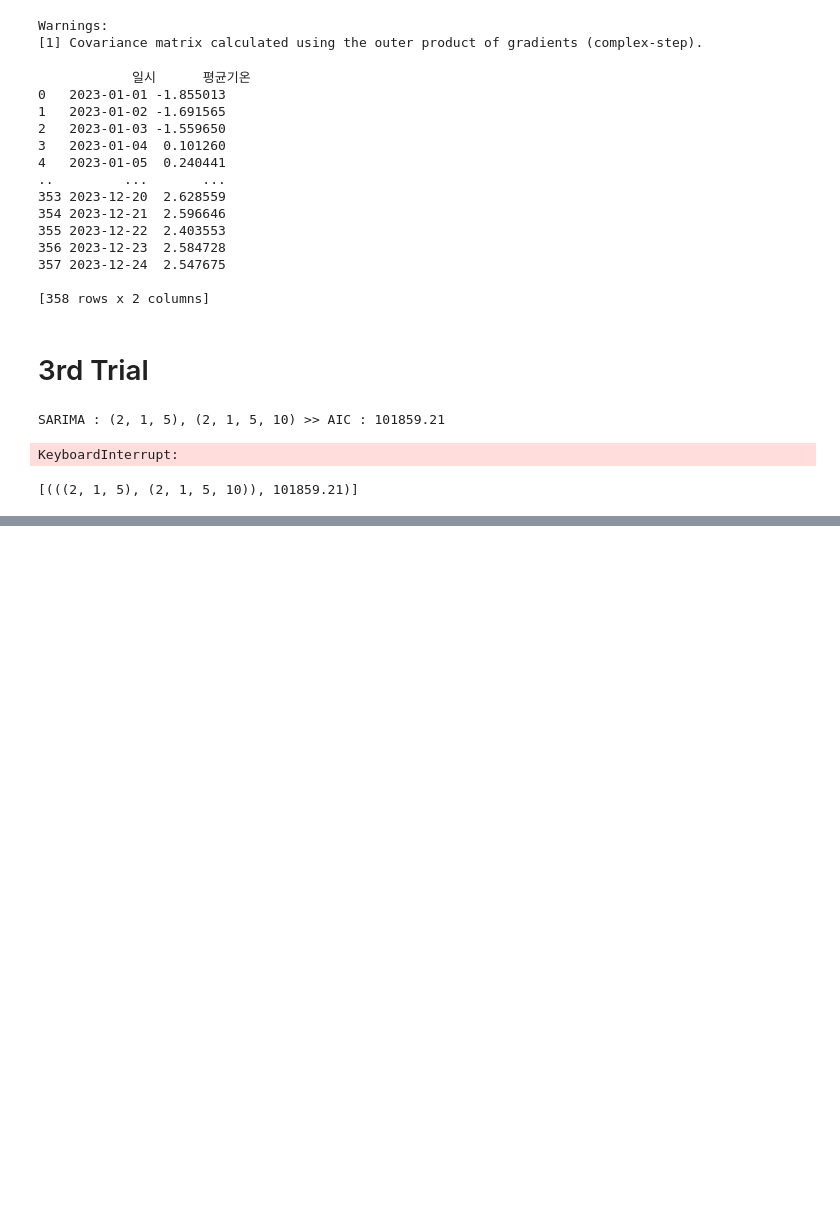
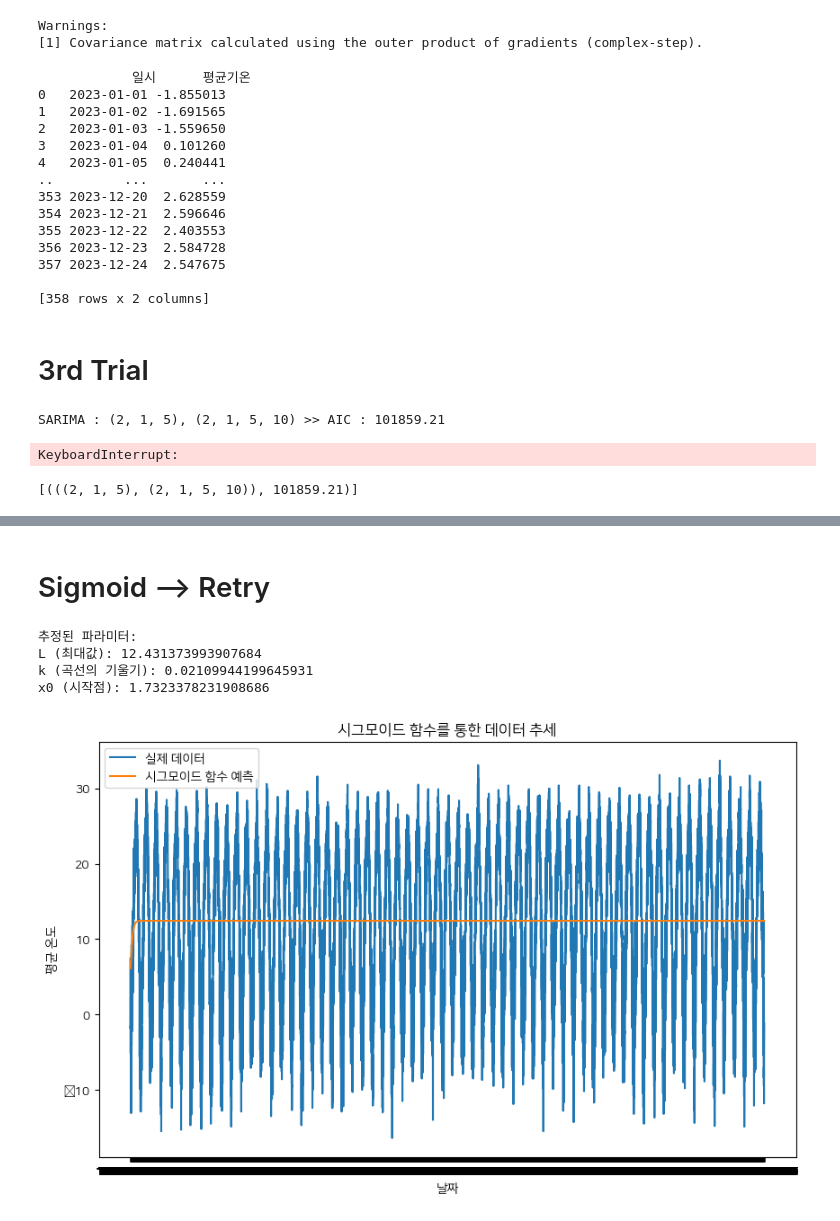
Before and after one commit to syl0702/dacon_seoul_climate, a Jupyter notebook: analysis.ipynb, the cells around one changed output, grey strips where cells are left out. Drawn from its saved outputs; the diff is of its cells as text; code cells hidden in the pictures; blank space fills up the shorter version.

```diff
--- a/analysis.ipynb
+++ b/analysis.ipynb
@@ -573,0 +914,3 @@ forecast_df.to_csv('sub_3.csv', index=False)
+# %%
+df1['평균기온'] += gradient
+df1
@@ -573,0 +932,16 @@ forecast_df.to_csv('sub_3.csv', index=False)
+# %%
+# 데이터프레임에서 인덱스를 포함한 '일시' 열을 날짜 형식으로 변환 (이미 날짜 형식이 아닌 경우)
+df1.index = pd.to_datetime(df1.index)
+
+# 시작 날짜와 끝 날짜 지정
+start_date = '1960-01-03'
+end_date = '2022-12-31'  # 2022년 12월 31일까지
+
+# 시작 날짜와 끝 날짜를 포함하는 날짜 범위 생성
+date_range = pd.date_range(start=start_date, end=end_date, freq='7D')  # 7일씩 증가하는 날짜 범위
+
+# 인덱스(일시)가 주어진 범위에 속하는 행들을 추출
+filtered_data = df1[df1.index.isin(date_range)]
+
+# 추출된 데이터 확인
+filtered_data
@@ -573,0 +1079,43 @@ forecast_df.to_csv('sub_3.csv', index=False)
+# %% [markdown]
+# Sigmoid --> Retry
+# %%
+# 평균온도를 시그모이드 함수에 fit 해보기
+def sigmoid(x, L, k, x0):
+    y = L / (1 +np.exp(-k*(x-x0)))
+    return y
+
+dates = df1.index
+temperature = df1['평균기온']
+
+s_df = pd.DataFrame({'Date': dates, 'Temperature': temperature})
+
+# x와 y 값 정의
+x = np.arange(len(s_df))
+y = s_df['Temperature'].values
+
+popt, pcov = curve_fit(sigmoid, x, y, method='dogbox')
+
+# 추정된 파라미터 출력
+print("추정된 파라미터:")
+print("L (최대값):", popt[0])
+print("k (곡선의 기울기):", popt[1])
+print("x0 (시작점):", popt[2])
+
+# 시그모이드 함수로 예측된 값
+y_pred = sigmoid(x, *popt)
+
+# 시각화
+plt.figure(figsize=(10, 6))
+plt.plot(s_df['Date'], y, label='실제 데이터')
+plt.plot(s_df['Date'], y_pred, label='시그모이드 함수 예측')
+plt.xlabel('날짜')
+plt.ylabel('평균 온도')
+plt.title('시그모이드 함수를 통한 데이터 추세')
+plt.legend()
+plt.show()
+# %% [output]
+추정된 파라미터:
+L (최대값): 12.431373993907684
+k (곡선의 기울기): 0.02109944199645931
+x0 (시작점): 1.7323378231908686
+[figure, added]
```
Also changed, not shown: parts of 95 cells of this notebook, 5 other files.
